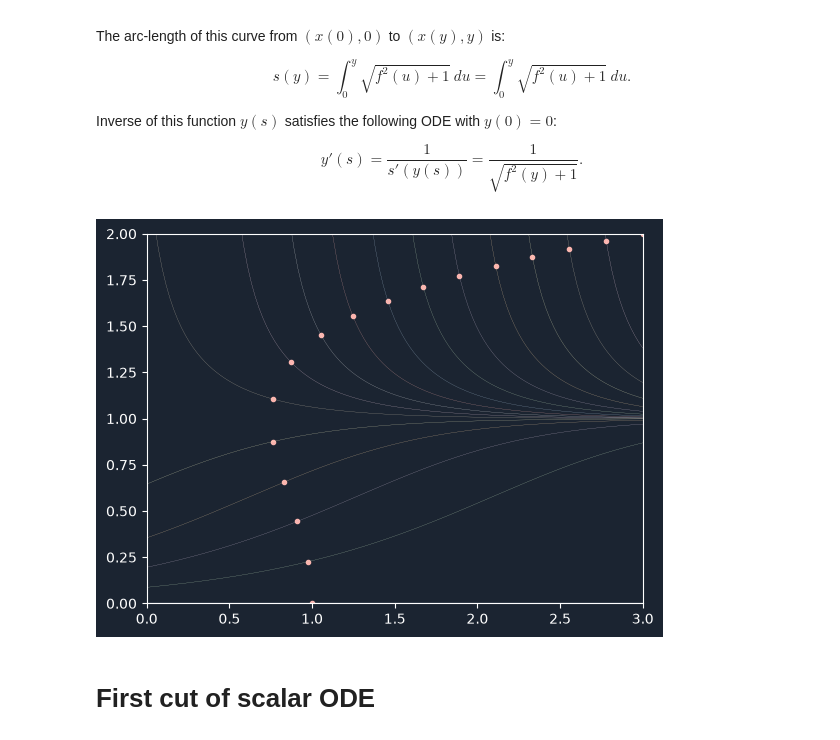
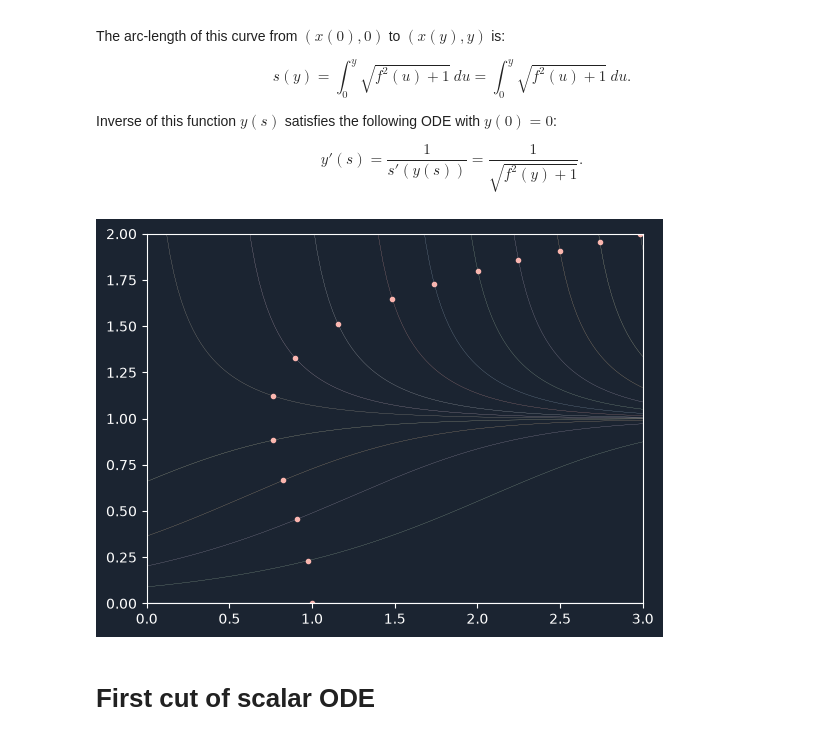
Before and after one commit to 3257077517-collab/Team17, a Jupyter notebook: report/notes.ipynb, the cells around one changed output. Cells and saved outputs as stored; diff of their text form; code cells hidden in the pictures.

```diff
--- a/report/notes.ipynb
+++ b/report/notes.ipynb
@@ -43,6 +84,17 @@ def y_exact(t, y0):
+# %%
+from scipy.integrate._ivp.rk import RungeKutta, rk_step
+
+class RK21(RungeKutta):
+    order = 1
+    error_estimator_order = 2
+    n_stages = 1
+    C = np.array([0.0])
+    A = np.array([[0.0]])
+    B = np.array([1.0])
+    E = np.array([-1.0, 1.0])
+    P = np.array([[1.0,  1, -1],
+                  [  0, -1,  1]])
 # %%
-from scipy.integrate._ivp.rk import RungeKutta, rk_step
-
 class NaiveRungeKutta(RungeKutta):
     def __init__(self, fun, t0, y0, t_bound, num_steps=50,
                  rtol=1e-3, atol=1e-6, vectorized=False, **extraneous):
@@ -92,6 +144,8 @@ class NaiveRungeKutta(RungeKutta):
         return True, None
 
 
+class NaiveRK21(NaiveRungeKutta, RK21):
+    pass
 class NaiveRK23(NaiveRungeKutta, itg.RK23):
     pass
 # %% [markdown]
@@ -111,34 +165,44 @@ $$ y'(s) = \frac{1}{s'(y(s))} = \frac{1}{\sqrt{f^2(y) + 1}}. $$
 # %%
 ts = np.linspace(0.0, 3.0, 129)
 
 fig: plt.Figure
 ax: plt.Axes
 fig, ax = plt.subplots()
 ax.set_xlim(0.0, 3.0)
 ax.set_ylim(0.0, 2.0)
 
 
 def x_fun(y):
     y = 0.5 * y * y
     return (y - 1.0) * y
 
 L, _ = itg.quad(lambda u: np.sqrt(fun(0.0, u)**2 + 1.0), 0.0, 2.0)
 y0s = itg.solve_ivp(
     lambda t, y: np.reciprocal(np.sqrt(fun(0.0, y)**2 + 1.0)),
     (0.0, L),
     [0.0],
+    method=NaiveRK21,
     t_eval=np.linspace(0.0, L, 17),
+    num_steps=16,
 ).y[0]
 t0s = x_fun(y0s) + 1.0
 ax.plot(t0s, y0s, ".")
 
 for t0, y0 in np.column_stack((t0s, y0s)):
     ye = y_exact(ts - t0, y0)
     ax.plot(ts, ye, linewidth='0.125')
 
 plt.show()
+
+# soln = itg.solve_ivp(
+#     polar_factor_flow_fun,
+#     (0.0, 1.0),
+#     y0,
+#     method=RK21,
+#     num_steps=9,
+# )
 # %% [output]
-[figure, old version]
+[figure, new version]
 # %% [markdown]
 # First cut of scalar ODE
 # %%
```
Also changed, not shown: parts of 4 cells of this notebook.
